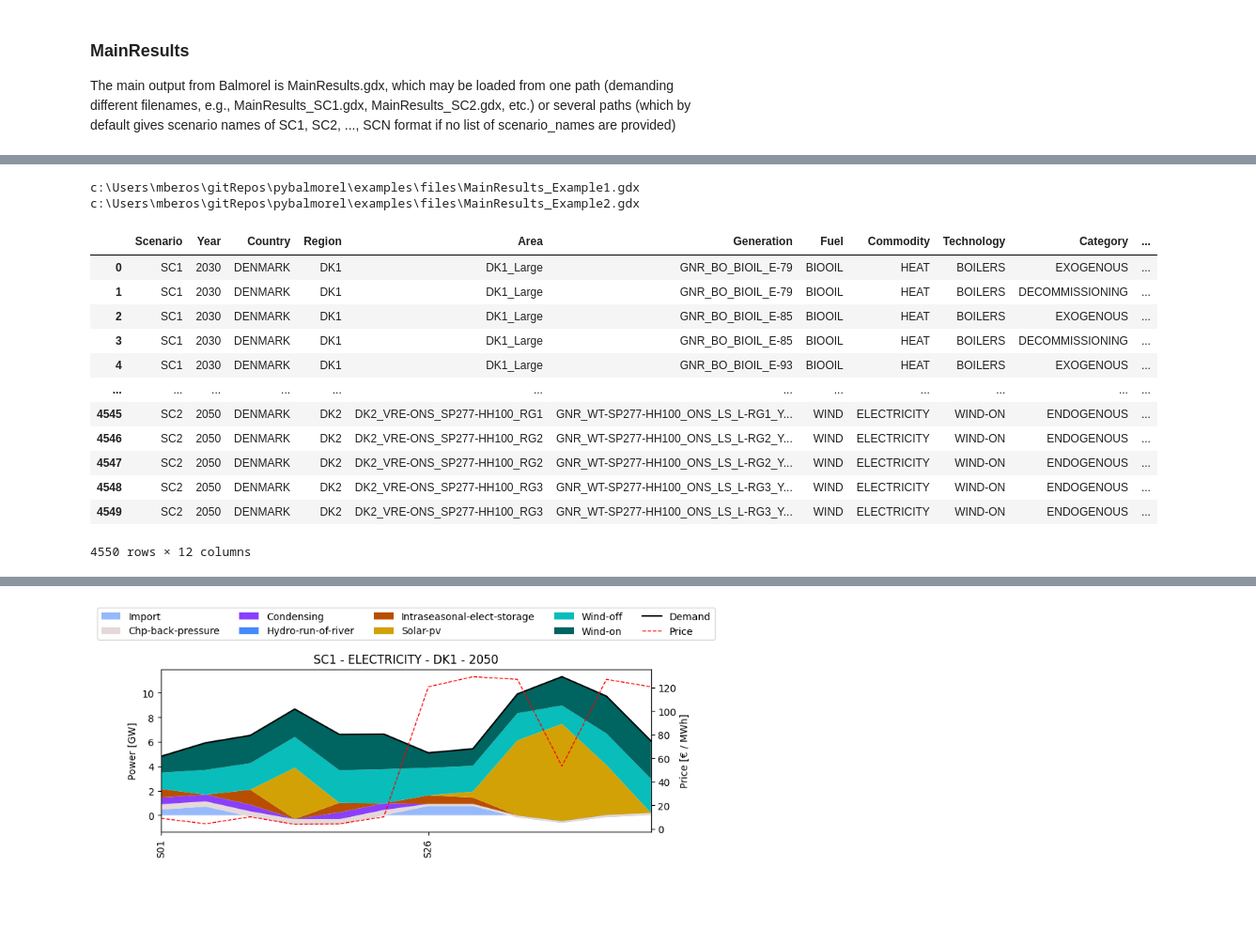
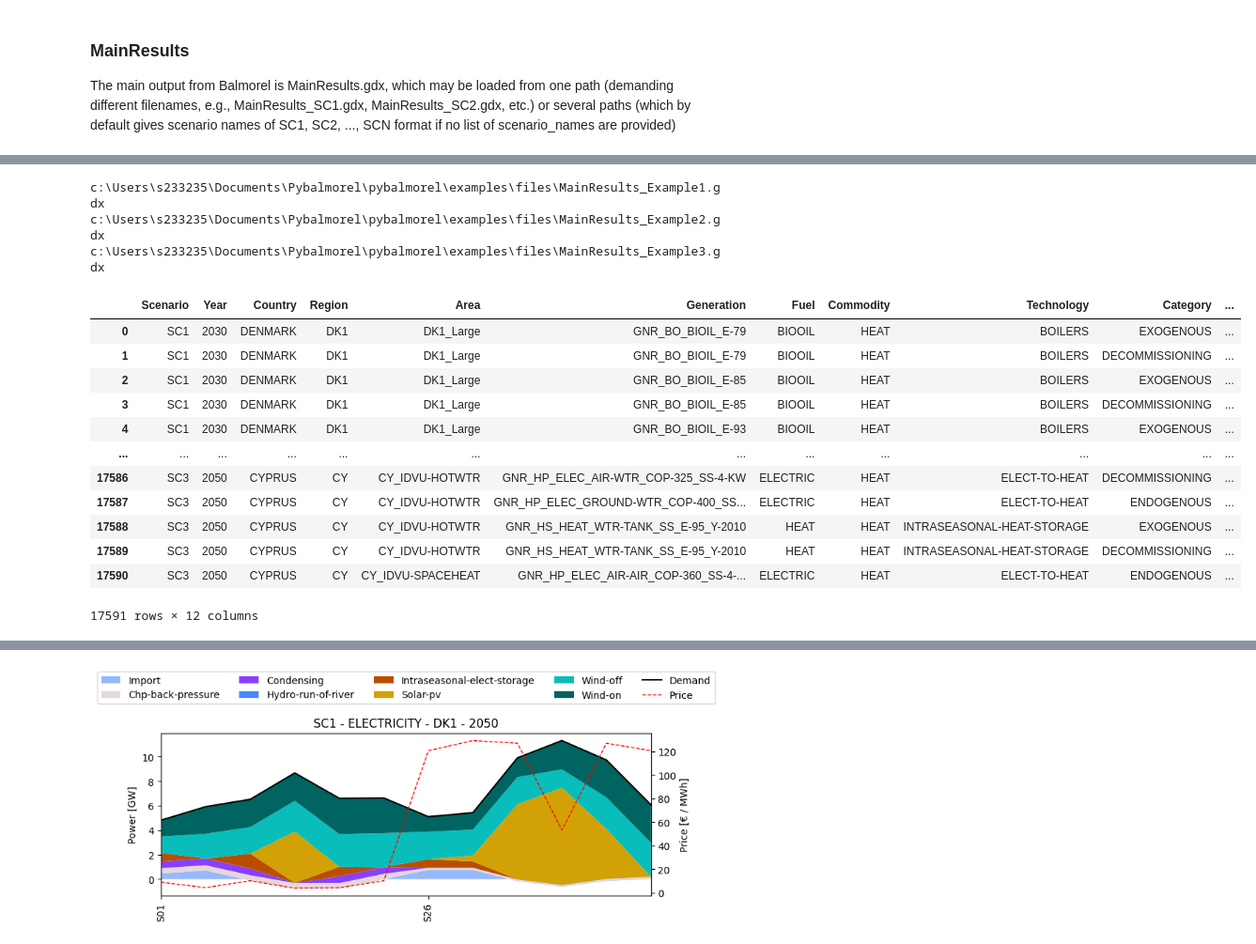
Before and after one commit to balmorelcommunity/pybalmorel, a Jupyter notebook: examples/PostProcessing.ipynb, the cells around one changed output, grey strips where cells are left out. Shown at 94% size. Saved outputs shown, nothing was run; the diff lists cells and outputs as text; code cells hidden in the pictures; blank space fills up the shorter version.

```diff
--- a/examples/PostProcessing.ipynb
+++ b/examples/PostProcessing.ipynb
@@ -50,25 +50,26 @@ c:\Users\mberos\gitRepos\pybalmorel\examples\files\MainResults_Example1.gdx
 252 rows × 11 columns
 # %%
 ### 1.1.2 Loading several scenarios
-res = MainResults(files=['MainResults_Example1.gdx', 'MainResults_Example2.gdx'], paths='files', scenario_names=['SC1', 'SC2'])
+res = MainResults(files=['MainResults_Example1.gdx', 'MainResults_Example2.gdx', 'MainResults_Example3.gdx'], paths='files', scenario_names=['SC1', 'SC2', 'SC3'])
 
 res.get_result('G_CAP_YCRAF')
 # %% [output]
-c:\Users\mberos\gitRepos\pybalmorel\examples\files\MainResults_Example1.gdx
-c:\Users\mberos\gitRepos\pybalmorel\examples\files\MainResults_Example2.gdx
+c:\Users\s233235\Documents\Pybalmorel\pybalmorel\examples\files\MainResults_Example1.gdx
+c:\Users\s233235\Documents\Pybalmorel\pybalmorel\examples\files\MainResults_Example2.gdx
+c:\Users\s233235\Documents\Pybalmorel\pybalmorel\examples\files\MainResults_Example3.gdx
 |  | Scenario | Year | Country | Region | Area | Generation | Fuel | Commodity | Technology | Category | ... |
 | 0 | SC1 | 2030 | DENMARK | DK1 | DK1_Large | GNR_BO_BIOIL_E-79 | BIOOIL | HEAT | BOILERS | EXOGENOUS | ... |
 | 1 | SC1 | 2030 | DENMARK | DK1 | DK1_Large | GNR_BO_BIOIL_E-79 | BIOOIL | HEAT | BOILERS | DECOMMISSIONING | ... |
 | 2 | SC1 | 2030 | DENMARK | DK1 | DK1_Large | GNR_BO_BIOIL_E-85 | BIOOIL | HEAT | BOILERS | EXOGENOUS | ... |
 | 3 | SC1 | 2030 | DENMARK | DK1 | DK1_Large | GNR_BO_BIOIL_E-85 | BIOOIL | HEAT | BOILERS | DECOMMISSIONING | ... |
 | 4 | SC1 | 2030 | DENMARK | DK1 | DK1_Large | GNR_BO_BIOIL_E-93 | BIOOIL | HEAT | BOILERS | EXOGENOUS | ... |
 | ... | ... | ... | ... | ... | ... | ... | ... | ... | ... | ... | ... |
-| 4545 | SC2 | 2050 | DENMARK | DK2 | DK2_VRE-ONS_SP277-HH100_RG1 | GNR_WT-SP277-HH100_ONS_LS_L-RG1_Y... | WIND | ELECTRICITY | WIND-ON | ENDOGENOUS | ... |
-| 4546 | SC2 | 2050 | DENMARK | DK2 | DK2_VRE-ONS_SP277-HH100_RG2 | GNR_WT-SP277-HH100_ONS_LS_L-RG2_Y... | WIND | ELECTRICITY | WIND-ON | ENDOGENOUS | ... |
-| 4547 | SC2 | 2050 | DENMARK | DK2 | DK2_VRE-ONS_SP277-HH100_RG2 | GNR_WT-SP277-HH100_ONS_LS_L-RG2_Y... | WIND | ELECTRICITY | WIND-ON | ENDOGENOUS | ... |
-| 4548 | SC2 | 2050 | DENMARK | DK2 | DK2_VRE-ONS_SP277-HH100_RG3 | GNR_WT-SP277-HH100_ONS_LS_L-RG3_Y... | WIND | ELECTRICITY | WIND-ON | ENDOGENOUS | ... |
-| 4549 | SC2 | 2050 | DENMARK | DK2 | DK2_VRE-ONS_SP277-HH100_RG3 | GNR_WT-SP277-HH100_ONS_LS_L-RG3_Y... | WIND | ELECTRICITY | WIND-ON | ENDOGENOUS | ... |
+| 17586 | SC3 | 2050 | CYPRUS | CY | CY_IDVU-HOTWTR | GNR_HP_ELEC_AIR-WTR_COP-325_SS-4-KW | ELECTRIC | HEAT | ELECT-TO-HEAT | DECOMMISSIONING | ... |
+| 17587 | SC3 | 2050 | CYPRUS | CY | CY_IDVU-HOTWTR | GNR_HP_ELEC_GROUND-WTR_COP-400_SS... | ELECTRIC | HEAT | ELECT-TO-HEAT | ENDOGENOUS | ... |
+| 17588 | SC3 | 2050 | CYPRUS | CY | CY_IDVU-HOTWTR | GNR_HS_HEAT_WTR-TANK_SS_E-95_Y-2010 | HEAT | HEAT | INTRASEASONAL-HEAT-STORAGE | EXOGENOUS | ... |
+| 17589 | SC3 | 2050 | CYPRUS | CY | CY_IDVU-HOTWTR | GNR_HS_HEAT_WTR-TANK_SS_E-95_Y-2010 | HEAT | HEAT | INTRASEASONAL-HEAT-STORAGE | DECOMMISSIONING | ... |
+| 17590 | SC3 | 2050 | CYPRUS | CY | CY_IDVU-SPACEHEAT | GNR_HP_ELEC_AIR-AIR_COP-360_SS-4-... | ELECTRIC | HEAT | ELECT-TO-HEAT | ENDOGENOUS | ... |
-4550 rows × 12 columns
+17591 rows × 12 columns
 # %%
 ### 1.1.3 Plotting bar charts with an interactive gui
 res.interactive_bar_chart()
```
Also changed, not shown: parts of 3 cells of this notebook, 7 other files.
